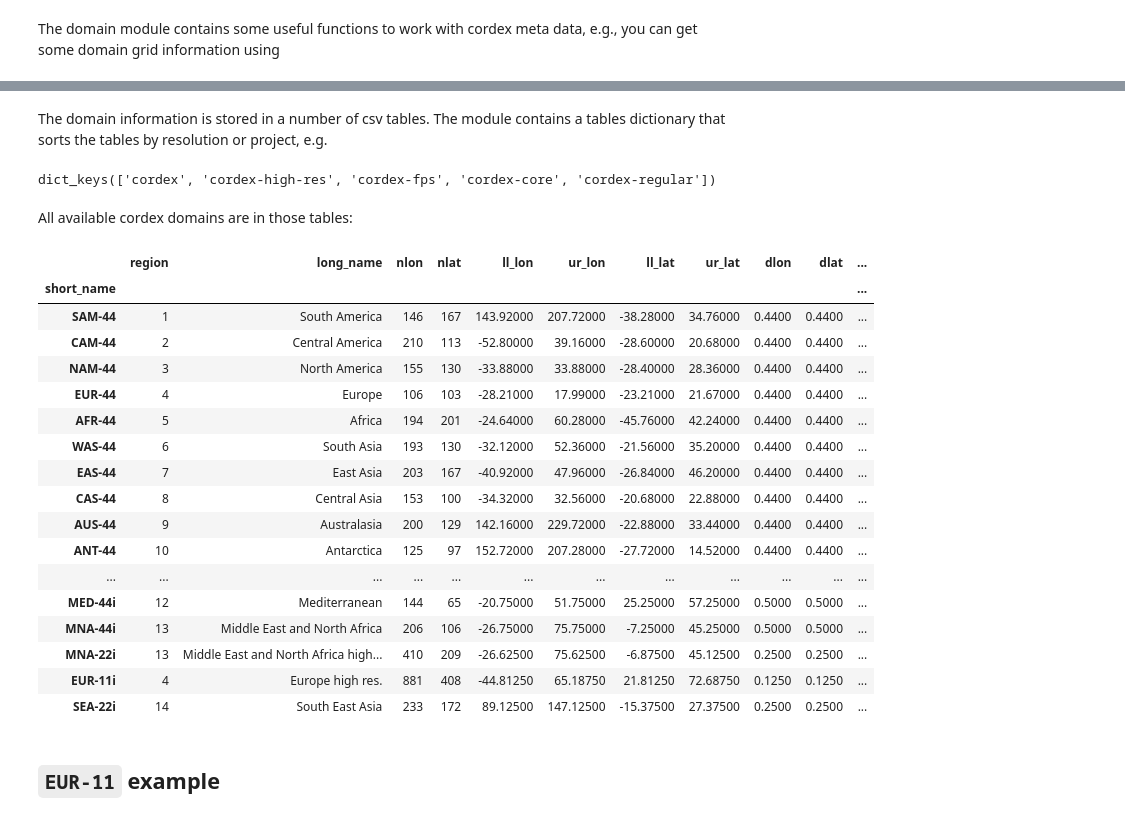
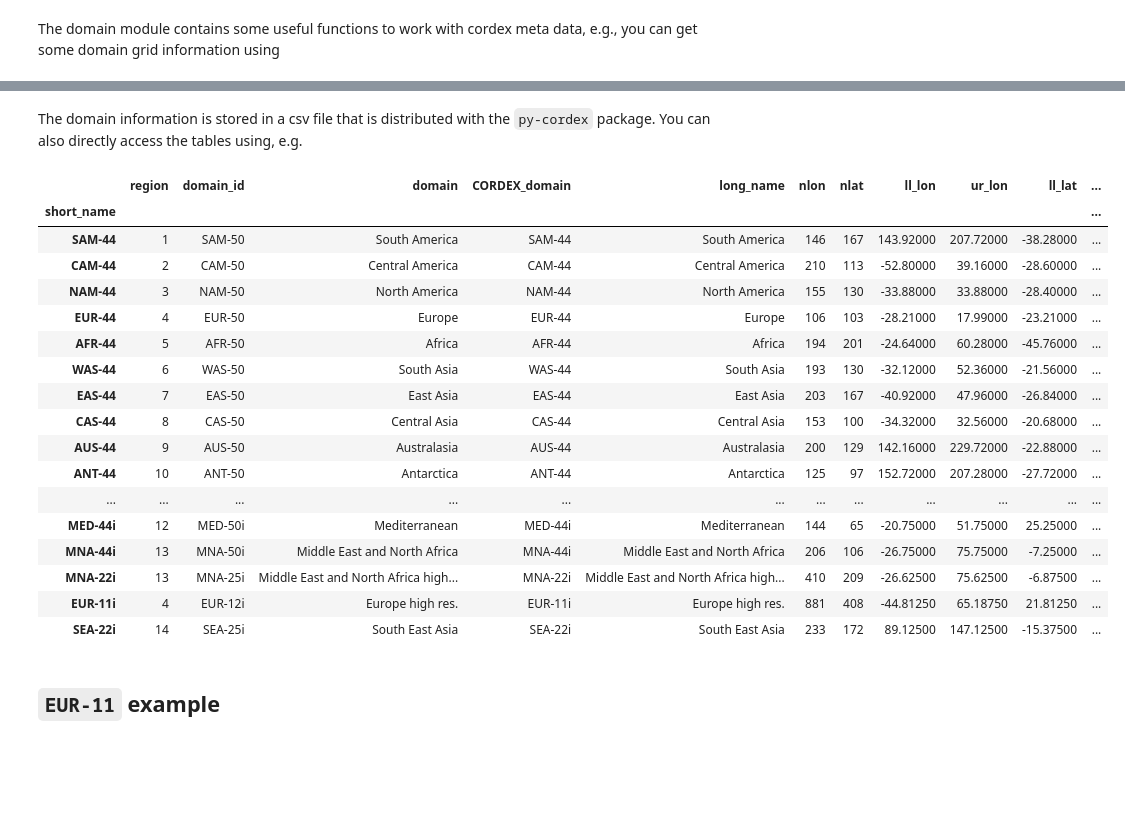
Before and after one commit to euro-cordex/py-cordex, a Jupyter notebook: docs/notebooks/domains.ipynb, the cells around one changed output, grey strips where cells are left out. Cells and saved outputs as stored; diff of their text form; code cells hidden in the pictures; blank space fills up the shorter version.

```diff
--- a/docs/notebooks/domains.ipynb
+++ b/docs/notebooks/domains.ipynb
@@ -27,34 +30,28 @@ cx.domain_info("EUR-11")
  'pollon': -162.0,
  'pollat': 39.25}
 # %% [markdown]
-The domain information is stored in a number of csv tables. The module contains a tables dictionary that sorts the tables by resolution or project, e.g.
+The domain information is stored in a csv file that is distributed with the `py-cordex` package. You can also directly access the tables using, e.g.
 # %%
-cx.domains.tables.keys()
+cx.tables.domains
 # %% [output]
-dict_keys(['cordex', 'cordex-high-res', 'cordex-fps', 'cordex-core', 'cordex-regular'])
+|  | region | domain_id | domain | CORDEX_domain | long_name | nlon | nlat | ll_lon | ur_lon | ll_lat | ... |
+| short_name |  |  |  |  |  |  |  |  |  |  | ... |
+| SAM-44 | 1 | SAM-50 | South America | SAM-44 | South America | 146 | 167 | 143.92000 | 207.72000 | -38.28000 | ... |
+| CAM-44 | 2 | CAM-50 | Central America | CAM-44 | Central America | 210 | 113 | -52.80000 | 39.16000 | -28.60000 | ... |
+| NAM-44 | 3 | NAM-50 | North America | NAM-44 | North America | 155 | 130 | -33.88000 | 33.88000 | -28.40000 | ... |
+| EUR-44 | 4 | EUR-50 | Europe | EUR-44 | Europe | 106 | 103 | -28.21000 | 17.99000 | -23.21000 | ... |
+| AFR-44 | 5 | AFR-50 | Africa | AFR-44 | Africa | 194 | 201 | -24.64000 | 60.28000 | -45.76000 | ... |
+| WAS-44 | 6 | WAS-50 | South Asia | WAS-44 | South Asia | 193 | 130 | -32.12000 | 52.36000 | -21.56000 | ... |
+| EAS-44 | 7 | EAS-50 | East Asia | EAS-44 | East Asia | 203 | 167 | -40.92000 | 47.96000 | -26.84000 | ... |
+| CAS-44 | 8 | CAS-50 | Central Asia | CAS-44 | Central Asia | 153 | 100 | -34.32000 | 32.56000 | -20.68000 | ... |
+| AUS-44 | 9 | AUS-50 | Australasia | AUS-44 | Australasia | 200 | 129 | 142.16000 | 229.72000 | -22.88000 | ... |
+| ANT-44 | 10 | ANT-50 | Antarctica | ANT-44 | Antarctica | 125 | 97 | 152.72000 | 207.28000 | -27.72000 | ... |
+| ... | ... | ... | ... | ... | ... | ... | ... | ... | ... | ... | ... |
+| MED-44i | 12 | MED-50i | Mediterranean | MED-44i | Mediterranean | 144 | 65 | -20.75000 | 51.75000 | 25.25000 | ... |
+| MNA-44i | 13 | MNA-50i | Middle East and North Africa | MNA-44i | Middle East and North Africa | 206 | 106 | -26.75000 | 75.75000 | -7.25000 | ... |
+| MNA-22i | 13 | MNA-25i | Middle East and North Africa high... | MNA-22i | Middle East and North Africa high... | 410 | 209 | -26.62500 | 75.62500 | -6.87500 | ... |
+| EUR-11i | 4 | EUR-12i | Europe high res. | EUR-11i | Europe high res. | 881 | 408 | -44.81250 | 65.18750 | 21.81250 | ... |
+| SEA-22i | 14 | SEA-25i | South East Asia | SEA-22i | South East Asia | 233 | 172 | 89.12500 | 147.12500 | -15.37500 | ... |
-# %% [markdown]
-All available cordex domains are in those tables:
-# %%
-cx.domains.table
-# %% [output]
-|  | region | long_name | nlon | nlat | ll_lon | ur_lon | ll_lat | ur_lat | dlon | dlat | ... |
-| short_name |  |  |  |  |  |  |  |  |  |  | ... |
-| SAM-44 | 1 | South America | 146 | 167 | 143.92000 | 207.72000 | -38.28000 | 34.76000 | 0.4400 | 0.4400 | ... |
-| CAM-44 | 2 | Central America | 210 | 113 | -52.80000 | 39.16000 | -28.60000 | 20.68000 | 0.4400 | 0.4400 | ... |
-| NAM-44 | 3 | North America | 155 | 130 | -33.88000 | 33.88000 | -28.40000 | 28.36000 | 0.4400 | 0.4400 | ... |
-| EUR-44 | 4 | Europe | 106 | 103 | -28.21000 | 17.99000 | -23.21000 | 21.67000 | 0.4400 | 0.4400 | ... |
-| AFR-44 | 5 | Africa | 194 | 201 | -24.64000 | 60.28000 | -45.76000 | 42.24000 | 0.4400 | 0.4400 | ... |
-| WAS-44 | 6 | South Asia | 193 | 130 | -32.12000 | 52.36000 | -21.56000 | 35.20000 | 0.4400 | 0.4400 | ... |
-| EAS-44 | 7 | East Asia | 203 | 167 | -40.92000 | 47.96000 | -26.84000 | 46.20000 | 0.4400 | 0.4400 | ... |
-| CAS-44 | 8 | Central Asia | 153 | 100 | -34.32000 | 32.56000 | -20.68000 | 22.88000 | 0.4400 | 0.4400 | ... |
-| AUS-44 | 9 | Australasia | 200 | 129 | 142.16000 | 229.72000 | -22.88000 | 33.44000 | 0.4400 | 0.4400 | ... |
-| ANT-44 | 10 | Antarctica | 125 | 97 | 152.72000 | 207.28000 | -27.72000 | 14.52000 | 0.4400 | 0.4400 | ... |
-| ... | ... | ... | ... | ... | ... | ... | ... | ... | ... | ... | ... |
-| MED-44i | 12 | Mediterranean | 144 | 65 | -20.75000 | 51.75000 | 25.25000 | 57.25000 | 0.5000 | 0.5000 | ... |
-| MNA-44i | 13 | Middle East and North Africa | 206 | 106 | -26.75000 | 75.75000 | -7.25000 | 45.25000 | 0.5000 | 0.5000 | ... |
-| MNA-22i | 13 | Middle East and North Africa high... | 410 | 209 | -26.62500 | 75.62500 | -6.87500 | 45.12500 | 0.2500 | 0.2500 | ... |
-| EUR-11i | 4 | Europe high res. | 881 | 408 | -44.81250 | 65.18750 | 21.81250 | 72.68750 | 0.1250 | 0.1250 | ... |
-| SEA-22i | 14 | South East Asia | 233 | 172 | 89.12500 | 147.12500 | -15.37500 | 27.37500 | 0.2500 | 0.2500 | ... |
 # %% [markdown]
 ## `EUR-11` example
 # %% [markdown]
```
Also changed, not shown: parts of 34 cells of this notebook, 8 other files.
